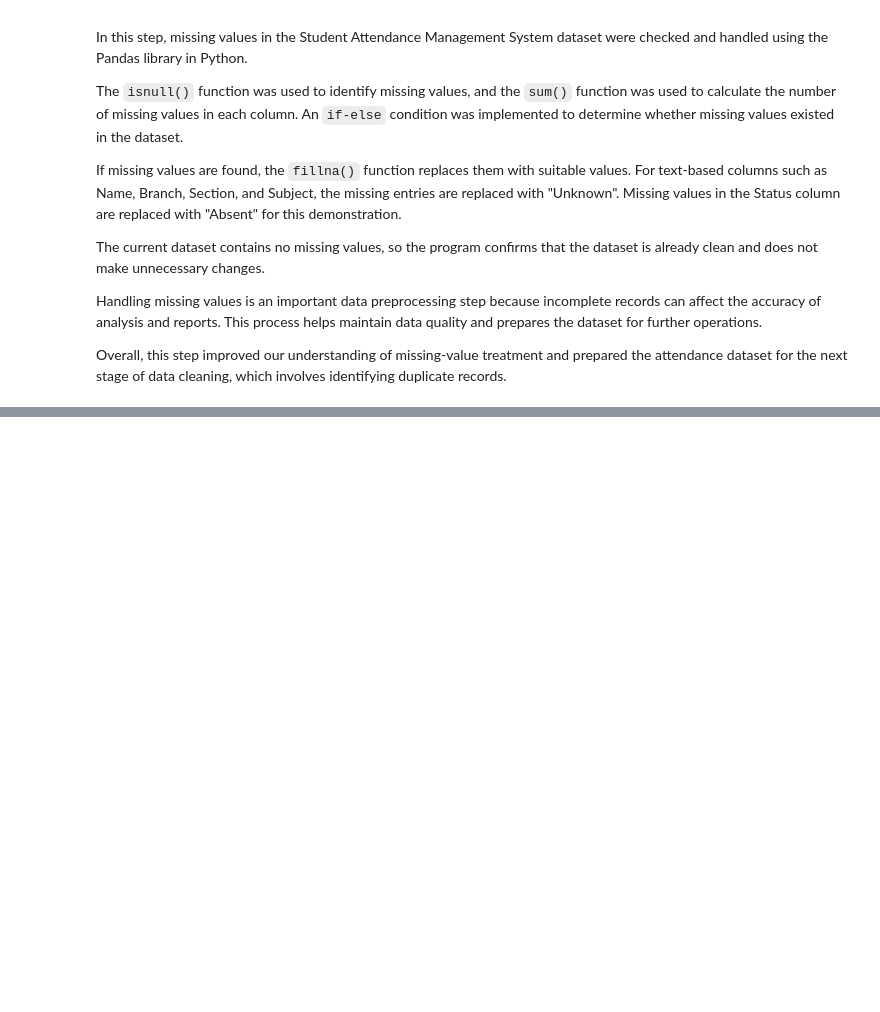
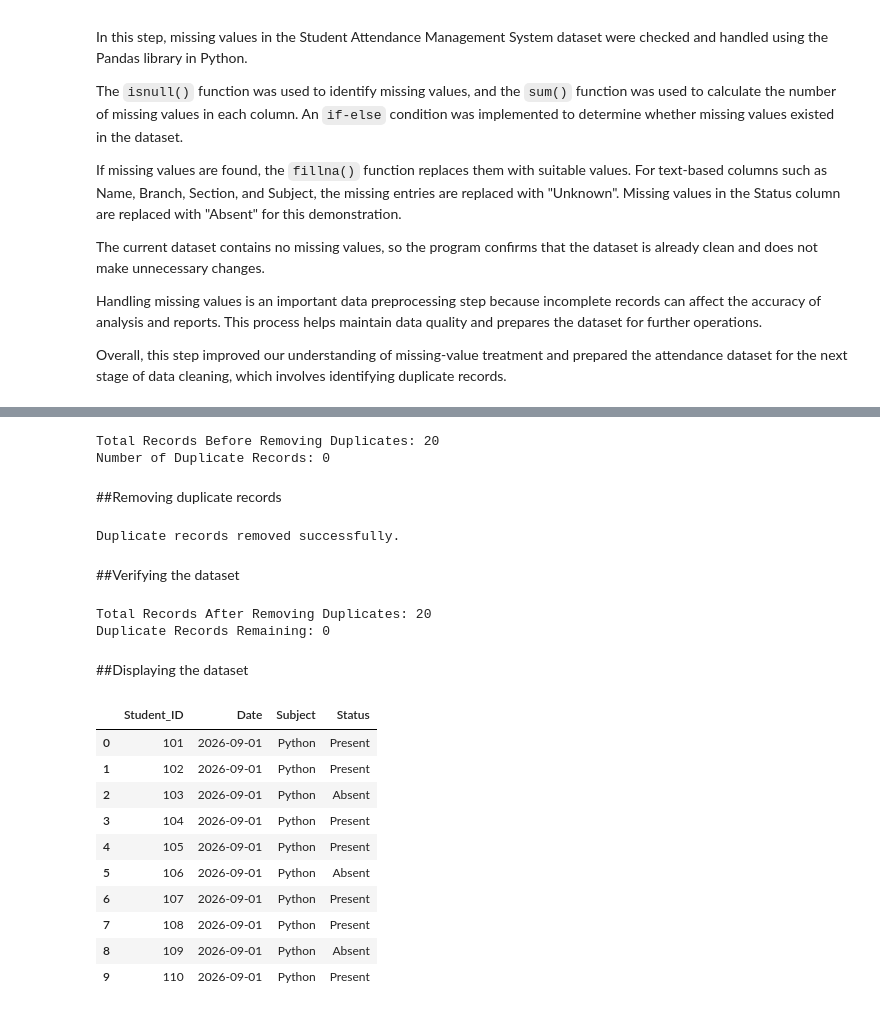
Before and after one commit to puja-200627/YBI_INTERNSHIP_PROJECTS, a Jupyter notebook: STUDENT_ATTENDANCE_MANAGEMENT_SYSTEM.ipynb, the cells around one changed output, grey strips where cells are left out. Cells and saved outputs as stored; diff of their text form; code cells hidden in the pictures; blank space fills up the shorter version.

Commit message:
Day 11: Checked and removed duplicate records in Python

```diff
--- a/STUDENT_ATTENDANCE_MANAGEMENT_SYSTEM.ipynb
+++ b/STUDENT_ATTENDANCE_MANAGEMENT_SYSTEM.ipynb
@@ -857,0 +866,76 @@ Overall, this step improved our understanding of missing-value treatment and pre
+# %%
+import pandas as pd
+attendance_data = {
+    "Student_ID": [
+        101, 102, 103, 104, 105,
+        106, 107, 108, 109, 110,
+        101, 102, 103, 104, 105,
+        106, 107, 108, 109, 110
+    ],
+
+    "Date": [
+        "2026-09-01", "2026-09-01", "2026-09-01", "2026-09-01", "2026-09-01",
+        "2026-09-01", "2026-09-01", "2026-09-01", "2026-09-01", "2026-09-01",
+        "2026-09-02", "2026-09-02", "2026-09-02", "2026-09-02", "2026-09-02",
+        "2026-09-02", "2026-09-02", "2026-09-02", "2026-09-02", "2026-09-02"
+    ],
+
+    "Subject": [
+        "Python", "Python", "Python", "Python", "Python",
+        "Python", "Python", "Python", "Python", "Python",
+        "DBMS", "DBMS", "DBMS", "DBMS", "DBMS",
+        "DBMS", "DBMS", "DBMS", "DBMS", "DBMS"
+    ],
+
+    "Status": [
+        "Present", "Present", "Absent", "Present", "Present",
+        "Absent", "Present", "Present", "Absent", "Present",
+        "Present", "Absent", "Present", "Present", "Absent",
+        "Present", "Present", "Absent", "Present", "Present"
+    ]
+}
+
+attendance = pd.DataFrame(attendance_data)
+print("Total Records Before Removing Duplicates:",
+      len(attendance))
+
+print("Number of Duplicate Records:",
+      attendance.duplicated().sum())
+# %% [output]
+Total Records Before Removing Duplicates: 20
+Number of Duplicate Records: 0
+# %% [markdown]
+##Removing duplicate records
+# %%
+attendance = attendance.drop_duplicates()
+
+print("Duplicate records removed successfully.")
+# %% [output]
+Duplicate records removed successfully.
+# %% [markdown]
+##Verifying the dataset
+# %%
+print("Total Records After Removing Duplicates:",
+      len(attendance))
+
+print("Duplicate Records Remaining:",
+      attendance.duplicated().sum())
+# %% [output]
+Total Records After Removing Duplicates: 20
+Duplicate Records Remaining: 0
+# %% [markdown]
+##Displaying the dataset
+# %%
+attendance.head(10)
+# %% [output]
+|  | Student_ID | Date | Subject | Status |
+| 0 | 101 | 2026-09-01 | Python | Present |
+| 1 | 102 | 2026-09-01 | Python | Present |
+| 2 | 103 | 2026-09-01 | Python | Absent |
+| 3 | 104 | 2026-09-01 | Python | Present |
+| 4 | 105 | 2026-09-01 | Python | Present |
+| 5 | 106 | 2026-09-01 | Python | Absent |
+| 6 | 107 | 2026-09-01 | Python | Present |
+| 7 | 108 | 2026-09-01 | Python | Present |
+| 8 | 109 | 2026-09-01 | Python | Absent |
+| 9 | 110 | 2026-09-01 | Python | Present |
```
Also changed, not shown: parts of 3 cells of this notebook.
